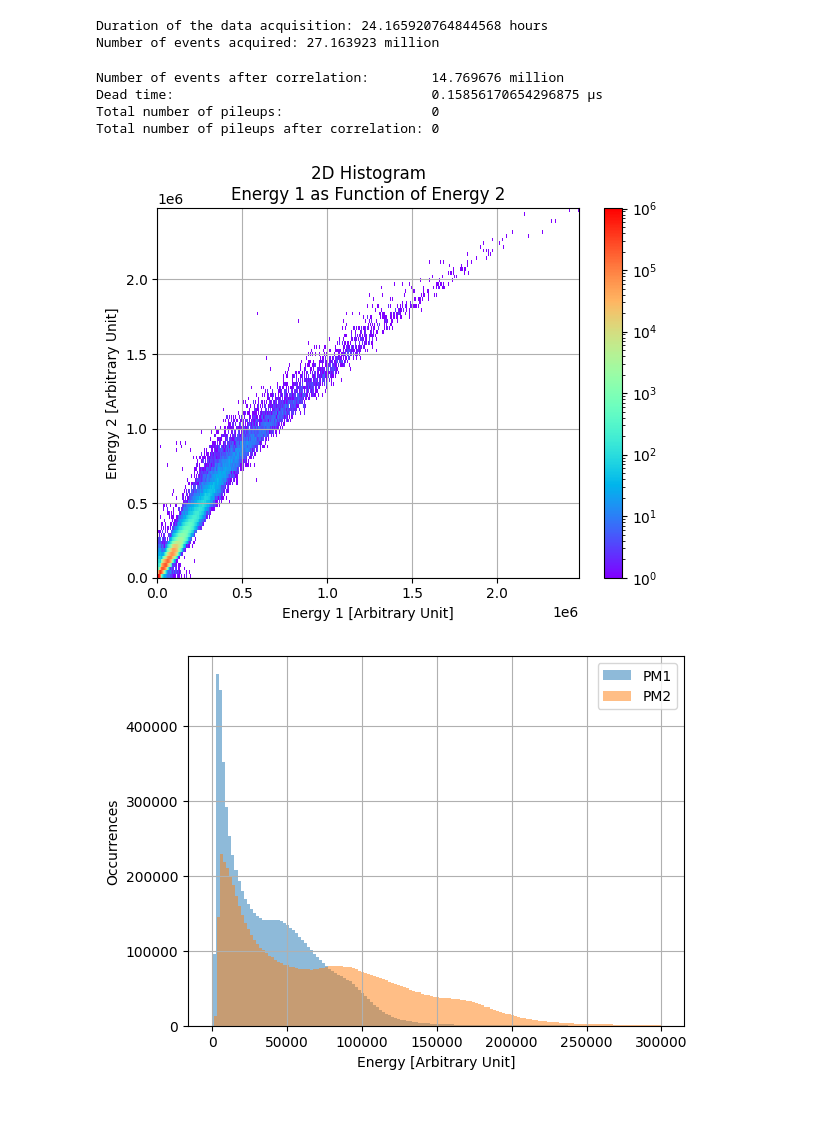
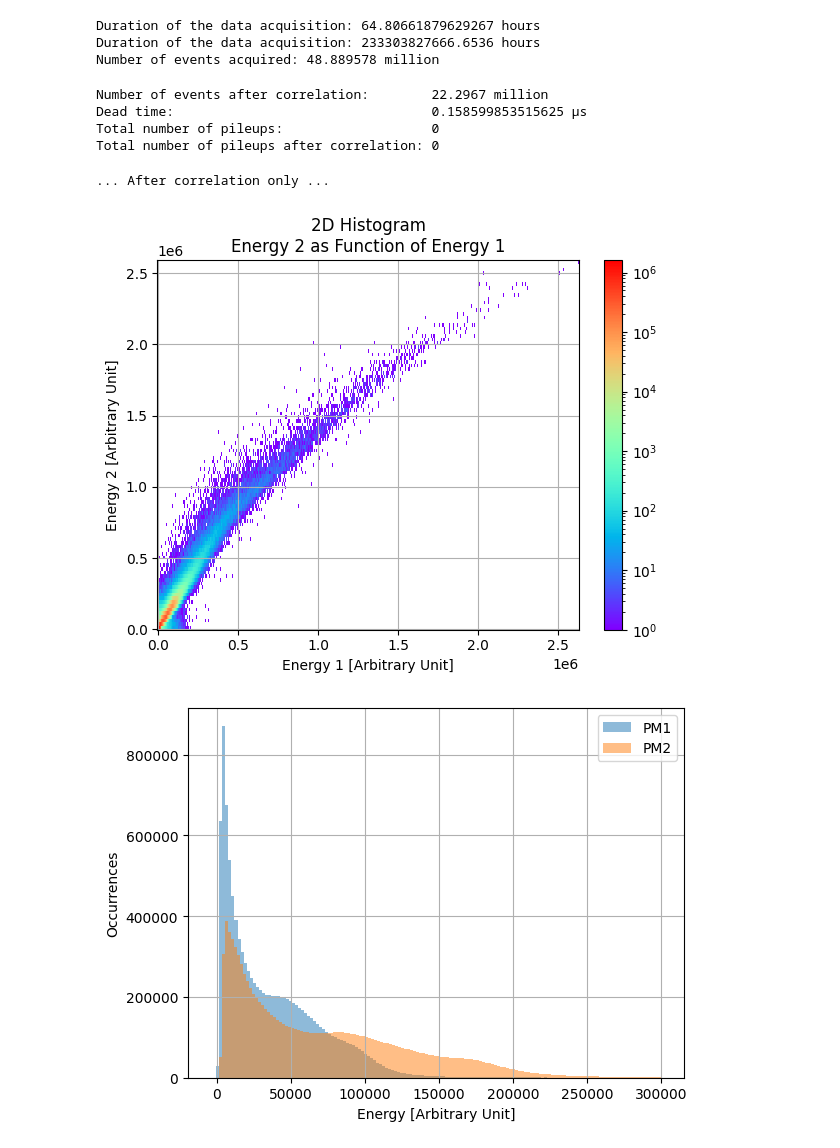
Before and after one commit to hindtaibi/BigMuoneXperiment, a Jupyter notebook: BigAnalysis.ipynb, the cells around one changed output. Drawn from its saved outputs; the diff is of its cells as text; code cells hidden in the pictures; blank space fills up the shorter version.

```diff
--- a/BigAnalysis.ipynb
+++ b/BigAnalysis.ipynb
@@ -9,7 +9,7 @@ import uproot as ur
 # %%
 #Reading the variables
 
-input_path = "../data/bigdata_CFD_19092024_0001.root"
+input_path = "../data/bigdata_CFD_20092024_0001.root"
 with ur.open(input_path) as file:
     outTree = file["DataTree"]
     label = outTree["label"].array(library = "np")
@@ -18,7 +18,9 @@ with ur.open(input_path) as file:
     pileup = outTree["pileup"].array(library = "np")
 
 print("Duration of the data acquisition:", max(time)*10**(-6)/3600, "hours")
+print("Duration of the data acquisition:", max(time), "hours")
 print("Number of events acquired:", len(label)/10**6, "million")
 # %% [output]
-Duration of the data acquisition: 24.165920764844568 hours
-Number of events acquired: 27.163923 million
+Duration of the data acquisition: 64.80661879629267 hours
+Duration of the data acquisition: 233303827666.6536 hours
+Number of events acquired: 48.889578 million
@@ -25,7 +31,7 @@ Number of events acquired: 27.163923 million
 # %%
 #Correlation
 
-corr_t = 5*10**-3   #Correlation window
+corr_t = 10*10**-3   #Correlation window
 corr_mask = (time[1:]-time[:-1]<corr_t) & (label[1:] != label[:-1])
 
 correl_both = (np.insert(corr_mask,0,False))|(np.append(corr_mask,False))
@@ -49,69 +55,37 @@ print("Dead time:                                ", min(dt2), "µs")
 print("Total number of pileups:                  ", len(pileup[pileup == True]))
 print("Total number of pileups after correlation:", len(p[p == True]))
 # %% [output]
-Number of events after correlation:        14.769676 million
-Dead time:                                 0.15856170654296875 µs
+Number of events after correlation:        22.2967 million
+Dead time:                                 0.158599853515625 µs
 Total number of pileups:                   0
 Total number of pileups after correlation: 0
 # %%
 #Energy Analysis
 
+#After correlation only
+print('... After correlation only ...')
+
 nrj_max = 300000
-dt_max = 20
 
 fig, ax1 = plt.subplots(1, sharex=True)
 arr_1,xe_1,ye_1 = np.histogram2d(nrj1, nrj2, bins =(500,100))
 pcm_1 = ax1.pcolormesh(xe_1, ye_1,arr_1.T, cmap='rainbow', norm=LogNorm(vmin=arr_1.min()+1, vmax=arr_1.max()))
 ax1.set_xlabel('Energy 1 [Arbitrary Unit]')
 ax1.set_ylabel('Energy 2 [Arbitrary Unit]')
-ax1.set_title('2D Histogram\nEnergy 1 as Function of Energy 2')
+ax1.set_title('2D Histogram\nEnergy 2 as Function of Energy 1')
 ax1.grid()
 fig.colorbar(pcm_1, ax=ax1, orientation='vertical', fraction=.1)
 plt.show()
 
 plt.figure()
 plt.hist(nrj1[nrj1 < nrj_max], bins = 150, alpha = 0.5, label = "PM1")
 plt.hist(nrj2[nrj2 < nrj_max], bins = 150, alpha = 0.5, label = "PM2")
 plt.xlabel("Energy [Arbitrary Unit]")
 plt.ylabel("Occurrences")
 plt.grid()
 plt.legend()
 plt.show()
-
-plt.figure()
-#plt.hist(nrj2[1:][(nrj2[1:]<nrj_max) & (dt2<dt_max)], bins=150, label="Second Event", alpha = 0.5)
-#plt.hist(nrj2[:-1][(nrj2[:-1]<nrj_max)  & (dt2<dt_max)], bins=150, label="First Event", alpha = 0.5)
-plt.hist(nrj2[(nrj2<nrj_max) & (np.insert(dt2, 0, np.nan)<dt_max)], bins=150, label="Second Event", alpha = 0.5)
-plt.hist(nrj2[(nrj2<nrj_max) & (np.append(dt2, np.nan)<dt_max)], bins=150, label="First Event", alpha = 0.5)
-plt.xlabel('Energy [Arbitraty Unit]')
-plt.ylabel('Occurrences')
-plt.legend()
-plt.grid()
-plt.show()
-
-fig, ax1 = plt.subplots(1, sharex=True)
-arr_1,xe_1,ye_1 = np.histogram2d(dt2[(nrj2[1:]<nrj_max) & (dt2<dt_max)],
-                                 nrj2[1:][(nrj2[1:]<nrj_max) & (dt2<dt_max)],
-                                 bins =(500,100))
-pcm_1 = ax1.pcolormesh(xe_1, ye_1,arr_1.T, cmap='rainbow', norm=LogNorm(vmin=arr_1.min()+1, vmax=arr_1.max()))
-ax1.set_xlabel('$\Delta t$ [µs]')
-ax1.set_ylabel('Second Event Energy\n[Arbitrary Unit]')
-ax1.set_title('2D Histogram\nSecond Event Energy as function of $\Delta t$')
-ax1.grid()
-fig.colorbar(pcm_1, ax=ax1, orientation='vertical', fraction=.1)
-plt.show()
-
-fig, ax1 = plt.subplots(1, sharex=True)
-arr_1,xe_1,ye_1 = np.histogram2d(dt2[(nrj2[:-1]<nrj_max) & (dt2<dt_max)],
-                                 nrj2[:-1][(nrj2[:-1]<nrj_max) & (dt2<dt_max)],
-                                 bins =(500,100))
-pcm_1 = ax1.pcolormesh(xe_1, ye_1,arr_1.T, cmap='rainbow', norm=LogNorm(vmin=arr_1.min()+1, vmax=arr_1.max()))
-ax1.set_xlabel('$\Delta t$ [µs]')
-ax1.set_ylabel('First Event Energy\n[Arbitrary Unit]')
-ax1.set_title('2D Histogram\nFirst Event Energy as function of $\Delta t$')
-ax1.grid()
-fig.colorbar(pcm_1, ax=ax1, orientation='vertical', fraction=.1)
-plt.show()
 # %% [output]
+... After correlation only ...
-[figure, old version]
+[figure, new version]
-[figure, old version]
+[figure, new version]
```
Also changed, not shown: parts of 9 cells of this notebook, 1 other file.
